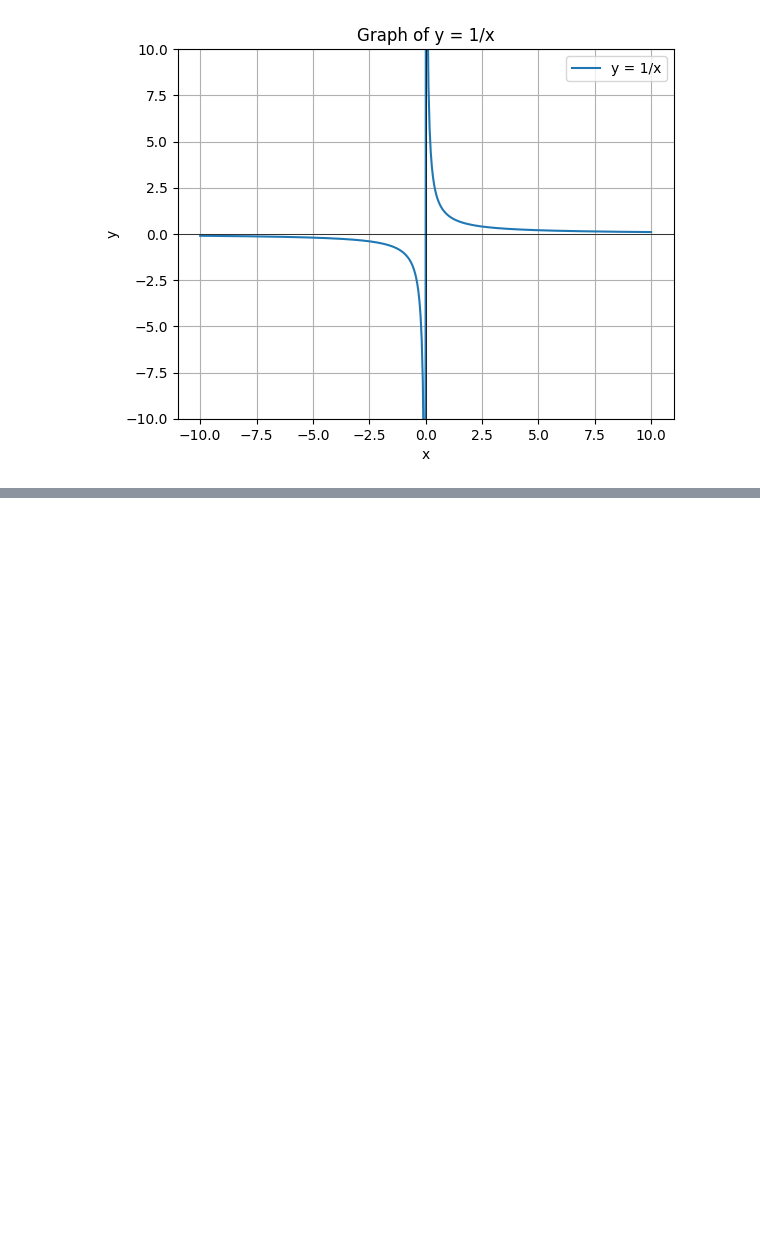
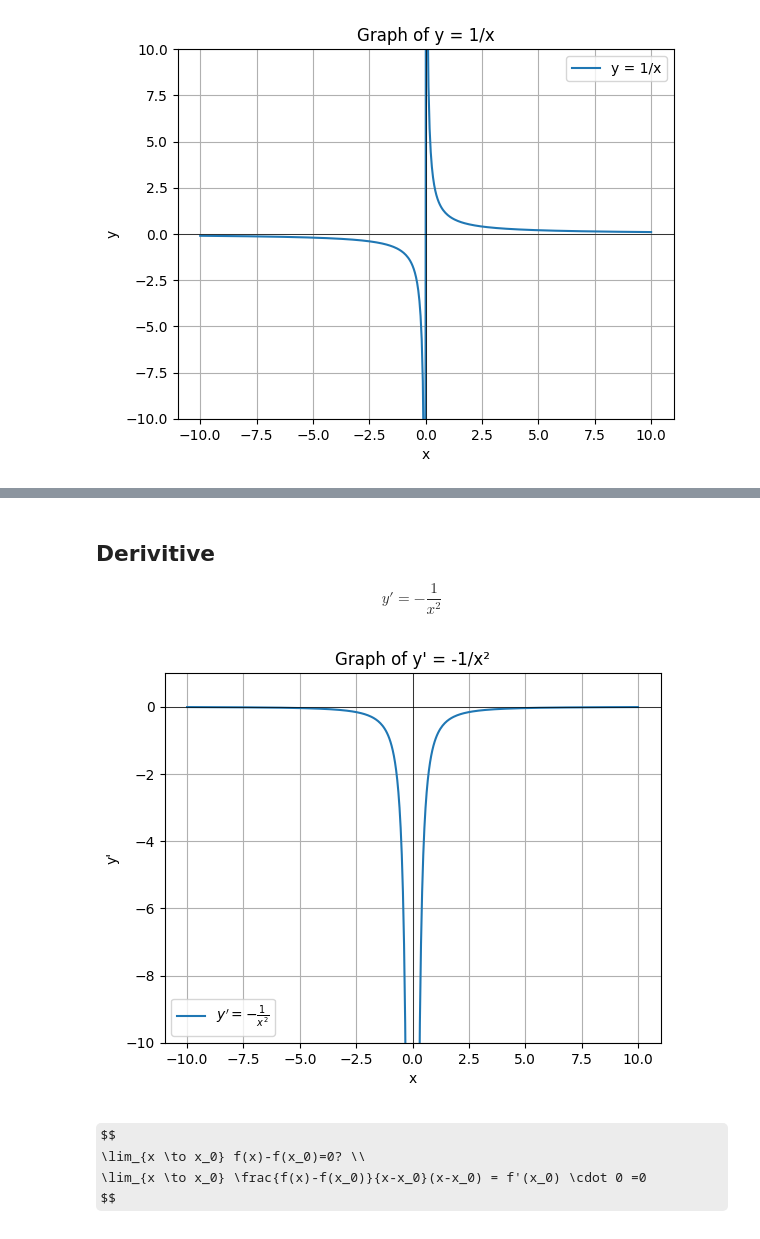
Before and after one commit to shjuka/calculus-notebooks, a Jupyter notebook: limits.ipynb, the cells around one changed output, grey strips where cells are left out. Drawn from its saved outputs; the diff is of its cells as text; code cells hidden in the pictures; some formulas as TeX source; blank space fills up the shorter version.

```diff
--- a/limits.ipynb
+++ b/limits.ipynb
@@ -60,0 +70,35 @@ plt.show()
+# %% [markdown]
+## Derivitive
+
+$$
+y'=-\frac{1}{x^2}
+$$
+# %%
+import matplotlib.pyplot as plt
+import numpy as np
+
+# Define x values, avoiding zero
+x = np.linspace(-10, 10, 400)
+x = x[x != 0]  # remove zero to avoid division by zero
+
+# Define the derivative function y'
+y_prime = -1 / (x**2)
+
+# Plot
+plt.plot(x, y_prime, label=r"$y' = -\frac{1}{x^2}$")
+plt.axhline(0, color='black', linewidth=0.5)
+plt.axvline(0, color='black', linewidth=0.5)
+plt.ylim(-10, 1)  # Limit y-axis for clarity
+plt.title("Graph of y' = -1/x²")
+plt.xlabel("x")
+plt.ylabel("y'")
+plt.grid(True)
+plt.legend()
+plt.show()
+# %% [output]
+[figure, added]
+# %% [markdown]
+$$
+\lim_{x \to x_0} f(x)-f(x_0)=0? \\
+\lim_{x \to x_0} \frac{f(x)-f(x_0)}{x-x_0}(x-x_0) = f'(x_0) \cdot 0 =0
+$$
```
Also changed, not shown: parts of 1 cell of this notebook.
